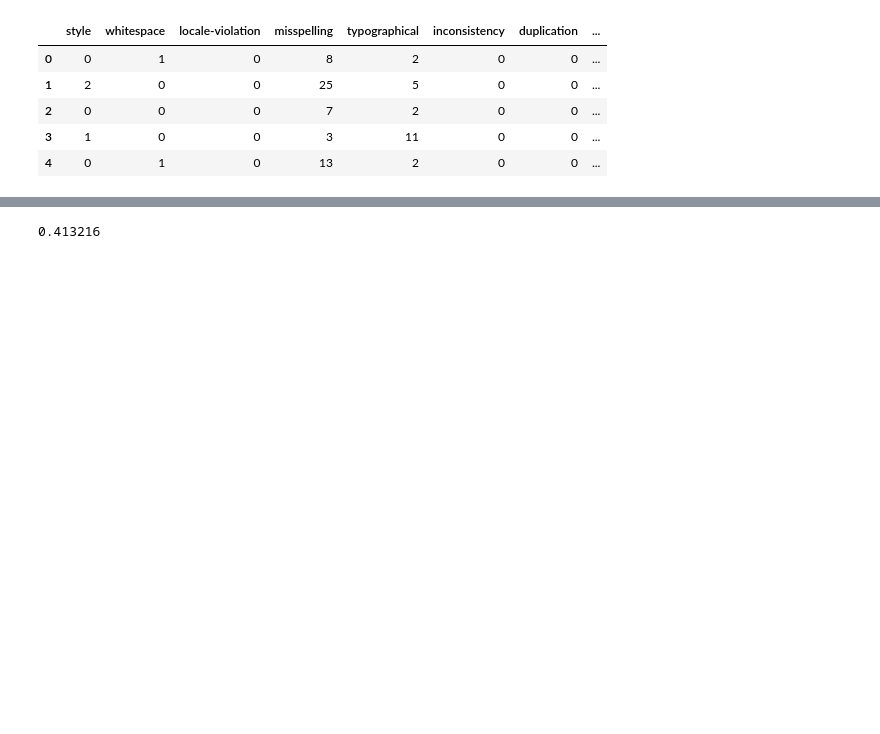
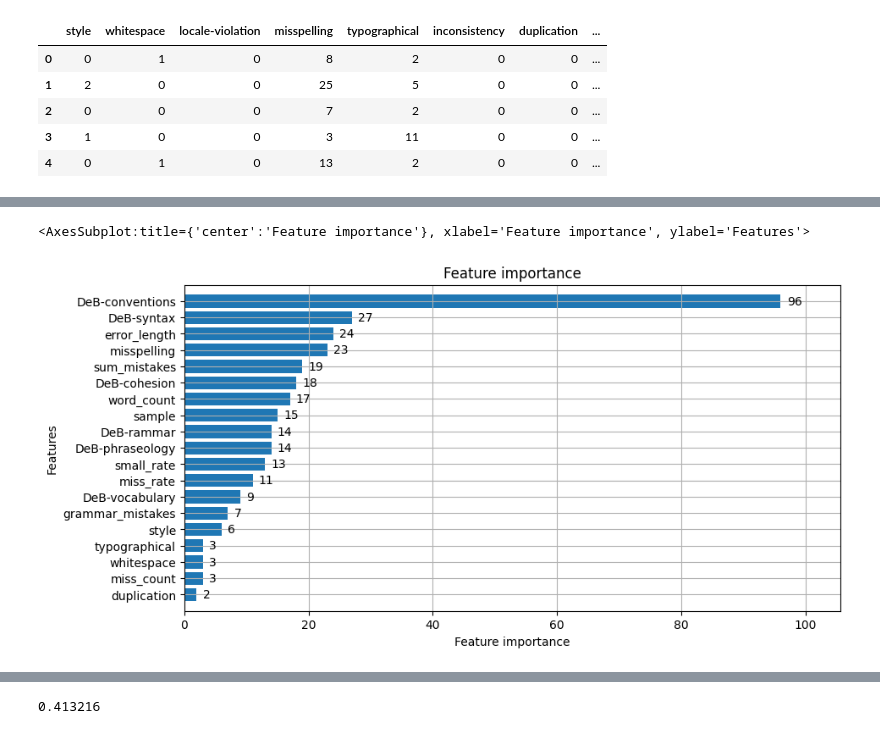
Before and after one commit to fuyu-quant/kaggle-Feedback-English-Language-Learning, a Jupyter notebook: ipynb/LightGBM.ipynb, the cells around one changed output, grey strips where cells are left out. Cells and saved outputs as stored; diff of their text form; code cells hidden in the pictures; blank space fills up the shorter version.

```diff
--- a/ipynb/LightGBM.ipynb
+++ b/ipynb/LightGBM.ipynb
@@ -103,0 +192,5 @@ y_valid = df_valid['target']
+# %%
+lgbm.plot_importance(lgbm_model, height = 0.8 ,figsize = (10,5),importance_type='split',)
+# %% [output]
+<AxesSubplot:title={'center':'Feature importance'}, xlabel='Feature importance', ylabel='Features'>
+[figure, added]
```
Also changed, not shown: parts of 11 cells of this notebook.
